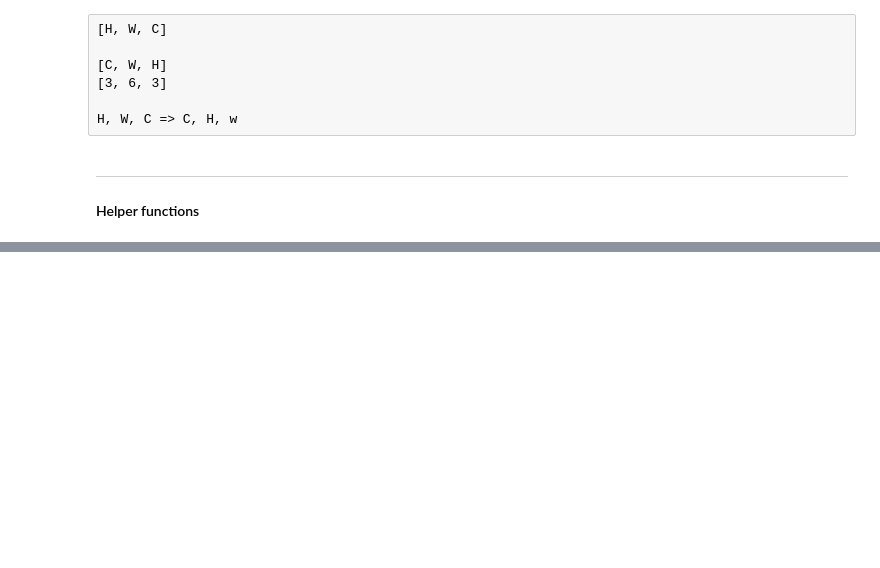
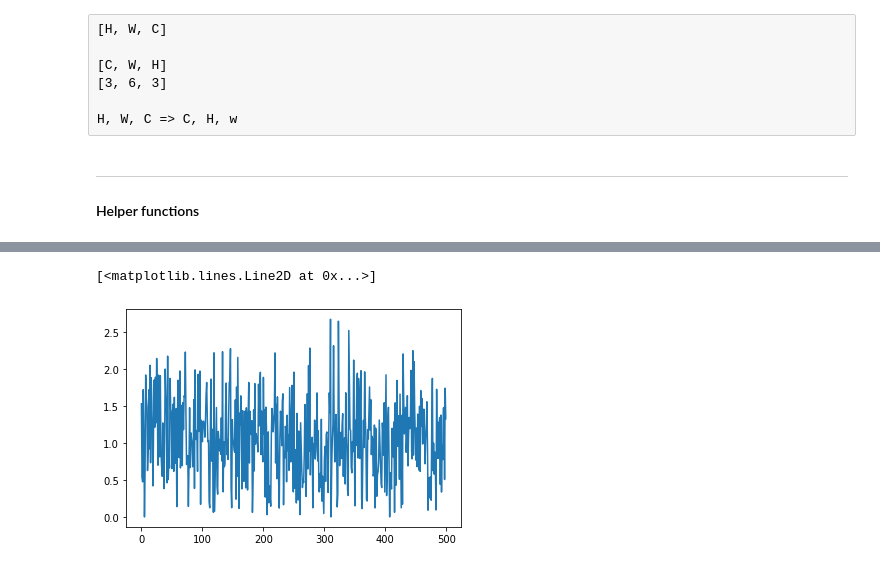
Before and after one commit to PierreMsy/DRL_navigation, a Jupyter notebook: notebooks/221010_raw_pixel_training.ipynb, the cells around one changed output, grey strips where cells are left out. Saved outputs shown, nothing was run; the diff lists cells and outputs as text; code cells hidden in the pictures; blank space fills up the shorter version.

```diff
--- a/notebooks/221010_raw_pixel_training.ipynb
+++ b/notebooks/221010_raw_pixel_training.ipynb
@@ -174,0 +346,5 @@ Wall time: 4.56 s
+# %%
+plt.plot(errors_color_detection)
+# %% [output]
+[<matplotlib.lines.Line2D at 0x...>]
+[figure, added]
```
Also changed, not shown: parts of 32 cells of this notebook.
